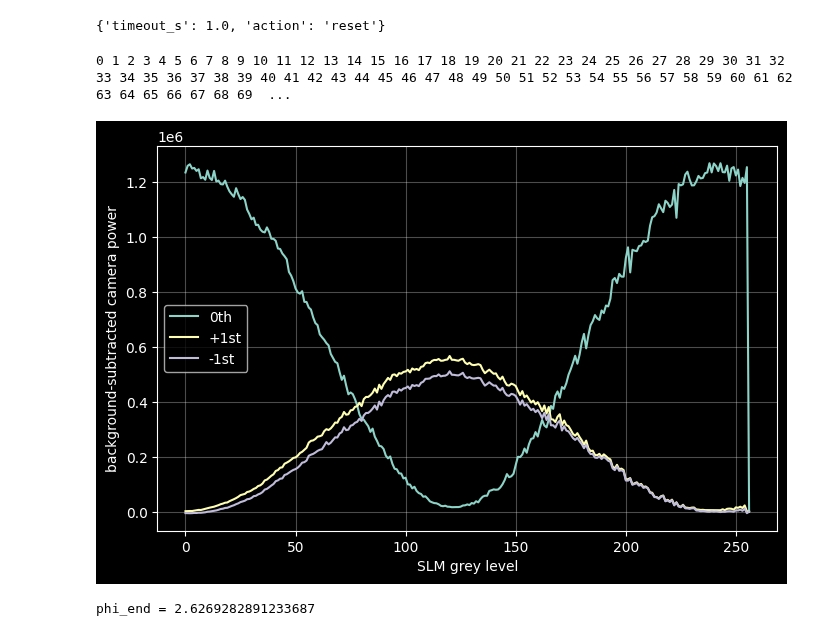
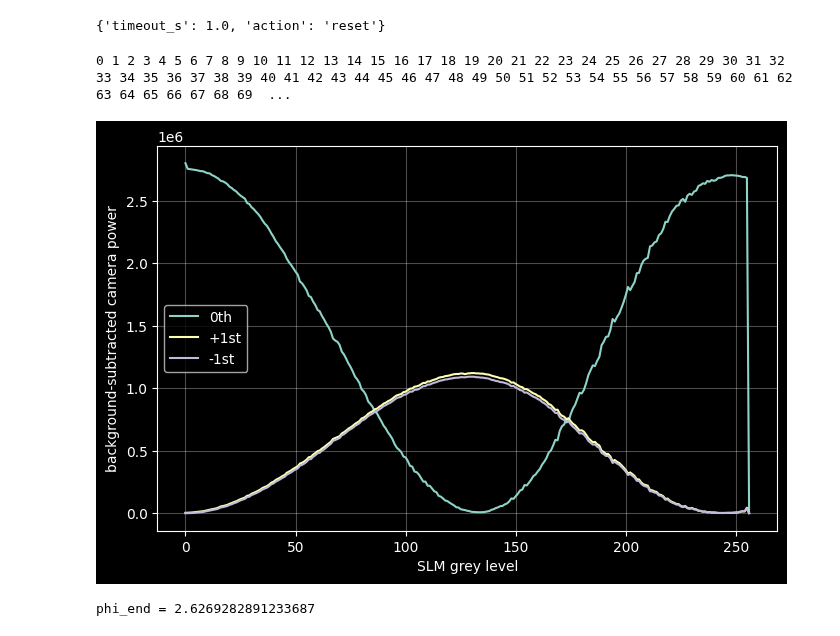
Before and after one commit to Daniel-Dahl/JazLabs, a Jupyter notebook: notebooks/SLMPhaseCalibration.ipynb, the cells around one changed output. Drawn from its saved outputs; the diff is of its cells as text; code cells hidden in the pictures.

```diff
--- a/notebooks/SLMPhaseCalibration.ipynb
+++ b/notebooks/SLMPhaseCalibration.ipynb
@@ -125,39 +126,39 @@ phasemaskobj.LoadMaskProperties(filenamePrefix="SLM_CenterAlignment.npy",PolSele
 # %%
 phase_cal_0th, phase_cal_plus1st, phase_cal_minus1st = (
     SLM_PhaseCalibration.PhaseCalibration_BinaryDiffraction_Cam_0thAnd1stOrder(
         slm=phasemaskobj,
         Cam=cam_slm,
         channel="Red",
         Direction="y",
         imask=0,
         pol="H",
         backgroundLevel=0,
         strip_width=25,
         camframeAvg=1,
-        ixCamCenter0th=66,
-        iyCamCenter0th=63,
-        ixCamCenter_plus1st=66,
-        iyCamCenter_plus1st=99,
-        ixCamCenter_minus1st=66,
-        iyCamCenter_minus1st=26,
+        ixCamCenter0th=64,
+        iyCamCenter0th=64,
+        ixCamCenter_plus1st=64,
+        iyCamCenter_plus1st=100,
+        ixCamCenter_minus1st=64,
+        iyCamCenter_minus1st=27,
         x_half_width=10,
         y_half_width=10,
     )
 )
 
 levels = np.arange(phase_cal_0th.size)
 plt.figure(figsize=(8, 5))
 plt.plot(levels, phase_cal_0th, label="0th")
 plt.plot(levels, phase_cal_plus1st, label="+1st")
 plt.plot(levels, phase_cal_minus1st, label="-1st")
 plt.xlabel("SLM grey level")
 plt.ylabel("background-subtracted camera power")
 plt.legend()
 plt.grid(alpha=0.3)
 plt.show()
 # %% [output]
 0 1 2 3 4 5 6 7 8 9 10 11 12 13 14 15 16 17 18 19 20 21 22 23 24 25 26 27 28 29 30 31 32 33 34 35 36 37 38 39 40 41 42 43 44 45 46 47 48 49 50 51 52 53 54 55 56 57 58 59 60 61 62 63 64 65 66 67 68 69  ...
-[figure, old version]
+[figure, new version]
 # %%
 import JazLabs.procedures.SLM.SLMPhaseCalibrationFunctions as PhaseCal_ana
 
```
Also changed, not shown: parts of 1 cell of this notebook, 6 other files.
